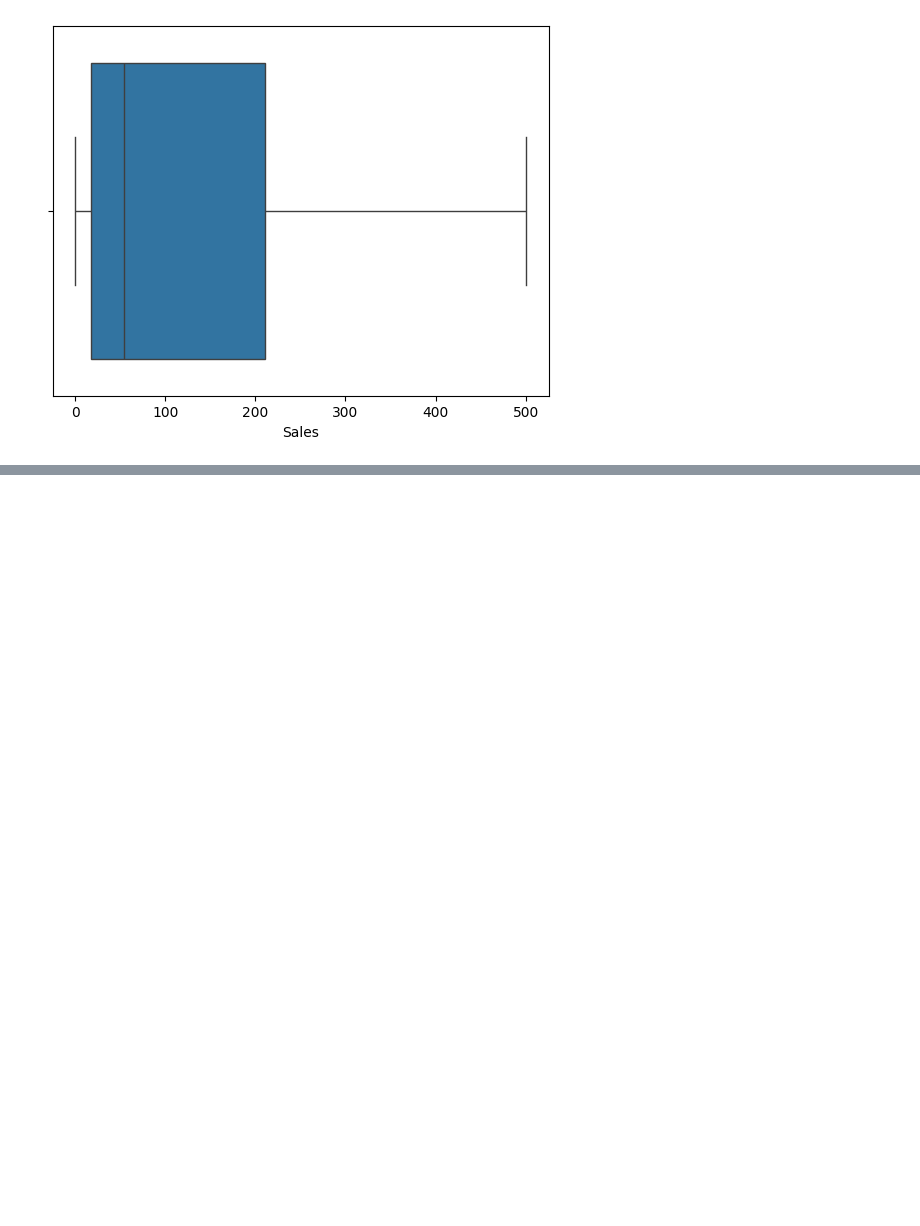
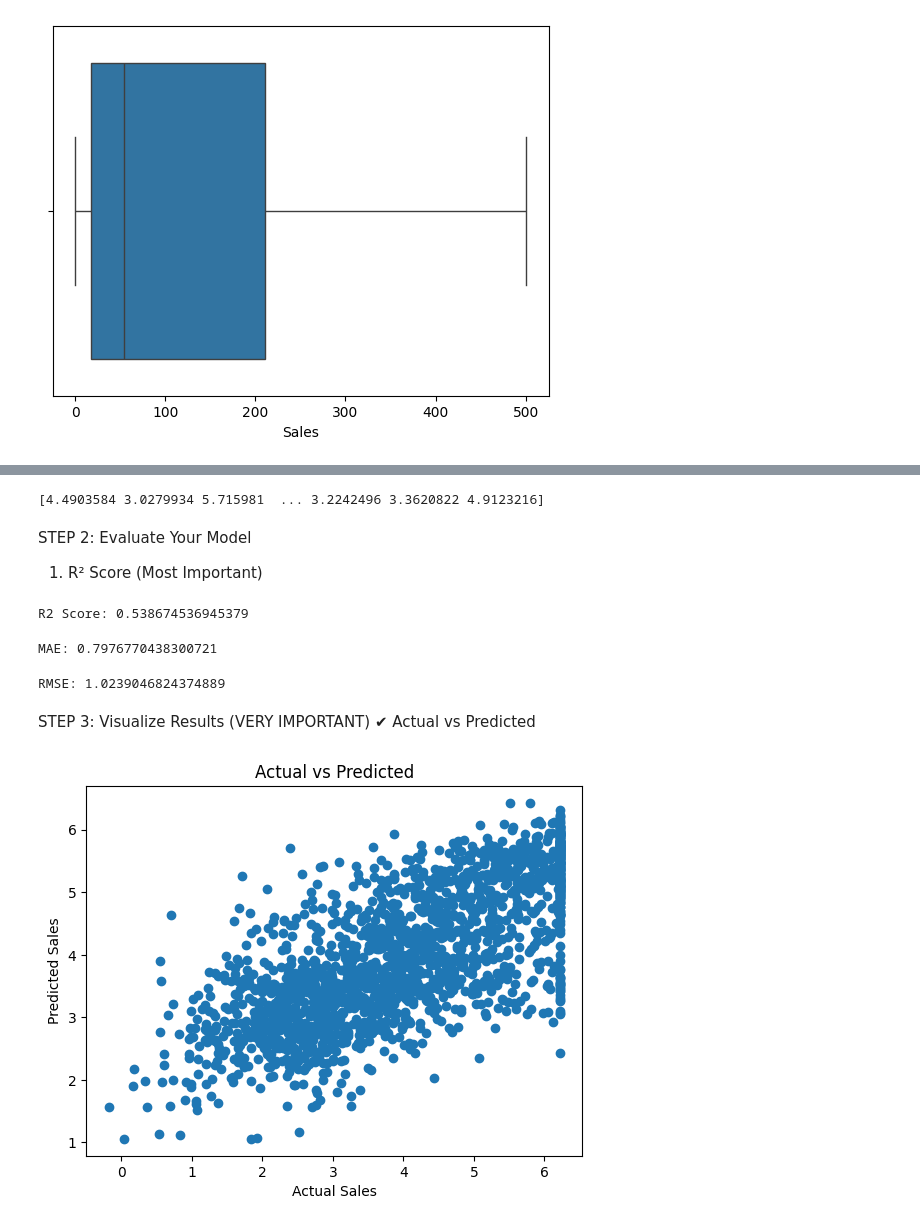
Before and after one commit to swapnita89-ui/project-1-sales-data-analysis, a Jupyter notebook: project-1-sales-data-analysis.ipynb, the cells around one changed output, grey strips where cells are left out. Cells and saved outputs as stored; diff of their text form; code cells hidden in the pictures; blank space fills up the shorter version.

```diff
--- a/project-1-sales-data-analysis.ipynb
+++ b/project-1-sales-data-analysis.ipynb
@@ -402,0 +451,5 @@ Index(['Order Date', 'Customer ID', 'Segment', 'Country', 'City', 'State',
+# %%
+# Step 3: Train-test split (This is standard, works with any model)
+X_train, X_test, y_train, y_test = train_test_split(
+    X, y, test_size=0.2, random_state=42
+)
@@ -402,0 +496,18 @@ Index(['Order Date', 'Customer ID', 'Segment', 'Country', 'City', 'State',
+# %%
+# Full Pipeline with XGBoost
+from xgboost import XGBRegressor
+from sklearn.pipeline import Pipeline
+
+model = Pipeline([
+    ('preprocess', preprocessor),
+    ('regressor', XGBRegressor(
+        n_estimators=700,
+        learning_rate=0.03,
+        max_depth=7,
+        random_state=42,
+        subsample=0.8,
+        colsample_bytree=0.8,
+        reg_alpha=0.1,
+        reg_lambda=1
+    ))
+])
@@ -402,0 +547,3 @@ Index(['Order Date', 'Customer ID', 'Segment', 'Country', 'City', 'State',
+# %%
+# Step 7: Train
+model.fit(X_train, y_train)
@@ -402,0 +587,47 @@ Index(['Order Date', 'Customer ID', 'Segment', 'Country', 'City', 'State',
+# %%
+# Step 8: Predict
+preds = model.predict(X_test)
+# preds = np.expm1(preds) # To increase R2 value in XCBOOST (but as a result it decreses)
+print(preds)
+# %% [output]
+[4.4903584 3.0279934 5.715981  ... 3.2242496 3.3620822 4.9123216]
+# %% [markdown]
+STEP 2: Evaluate Your Model
+1. R² Score (Most Important)
+# %%
+from sklearn.metrics import r2_score
+
+r2 = r2_score(y_test, preds)
+print("R2 Score:", r2)
+# %% [output]
+R2 Score: 0.538674536945379
+# %%
+# 2. Mean Absolute Error (MAE)
+from sklearn.metrics import mean_absolute_error
+
+mae = mean_absolute_error(y_test, preds)
+print("MAE:", mae)
+# %% [output]
+MAE: 0.7976770438300721
+# %%
+# 3. Root Mean Squared Error (RMSE)
+from sklearn.metrics import mean_squared_error
+import numpy as np
+
+rmse = np.sqrt(mean_squared_error(y_test, preds))
+print("RMSE:", rmse)
+# %% [output]
+RMSE: 1.0239046824374889
+# %% [markdown]
+STEP 3: Visualize Results (VERY IMPORTANT)
+✔ Actual vs Predicted
+# %%
+import matplotlib.pyplot as plt
+
+plt.scatter(y_test, preds)
+plt.xlabel("Actual Sales")
+plt.ylabel("Predicted Sales")
+plt.title("Actual vs Predicted")
+plt.show()
+# %% [output]
+[figure, added]
```
Also changed, not shown: parts of 70 cells of this notebook.
